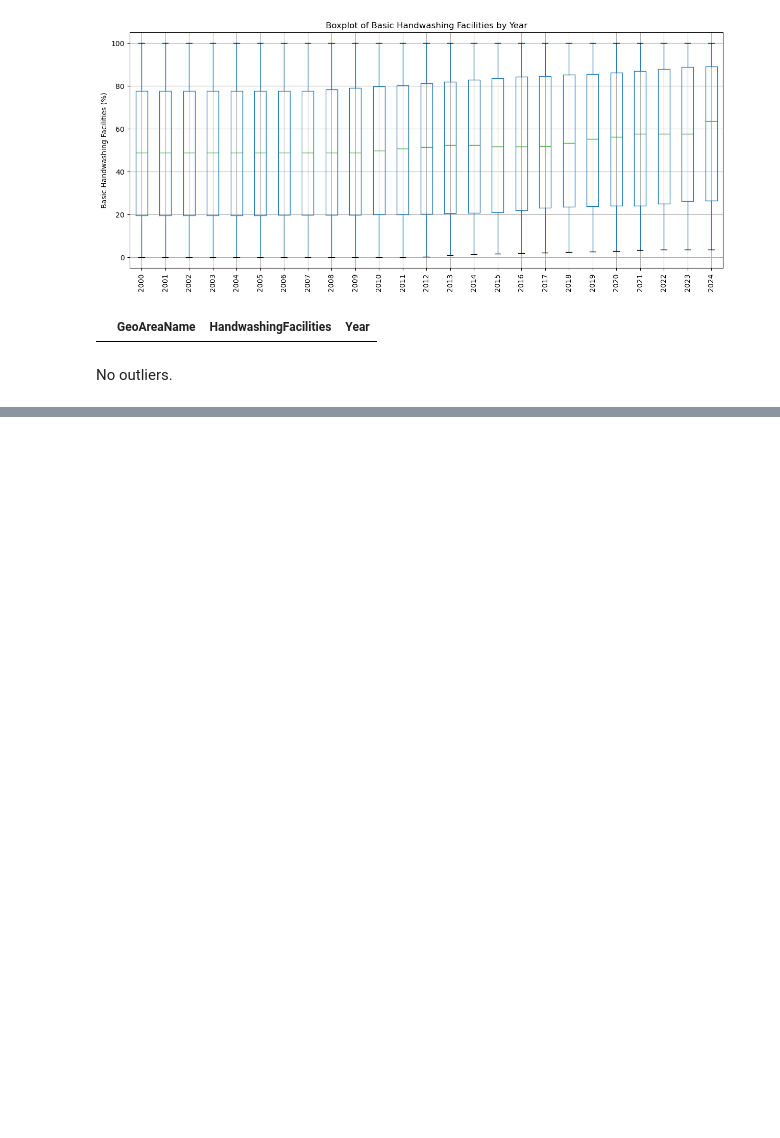
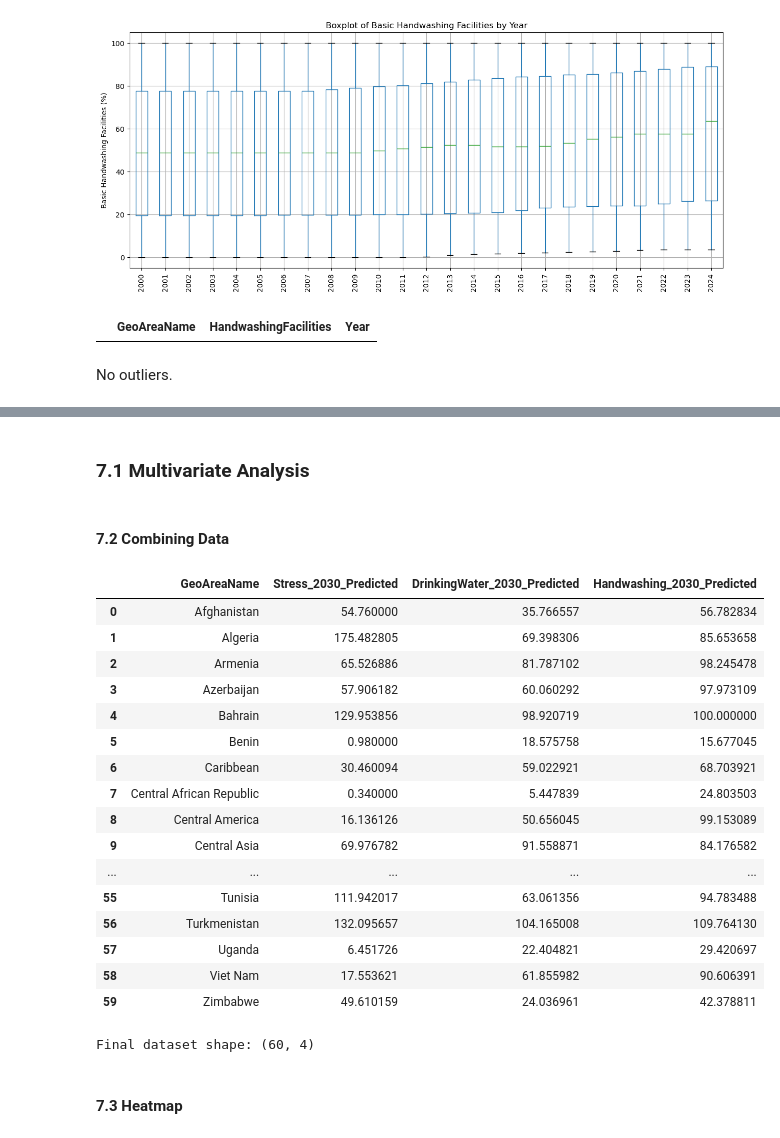
Before and after one commit to frogosorap/SDGReadinessIndex, a Jupyter notebook: Raw_Data/SDG_6_Clean_Water_and_Sanitation/Cleaning_SDG_6.ipynb, the cells around one changed output, grey strips where cells are left out. Cells and saved outputs as stored; diff of their text form; code cells hidden in the pictures; blank space fills up the shorter version.

```diff
--- a/Raw_Data/SDG_6_Clean_Water_and_Sanitation/Cleaning_SDG_6.ipynb
+++ b/Raw_Data/SDG_6_Clean_Water_and_Sanitation/Cleaning_SDG_6.ipynb
@@ -729,0 +929,40 @@ No outliers.
+# %% [markdown]
+### 7.1 Multivariate Analysis
+# %% [markdown]
+#### 7.2 Combining Data
+# %%
+# Merge datasets using only matching countries (inner join)
+# Only combine datasets if they have the matching GeoAreaName to ensure we only keep countries with predictions in all three indicators
+
+sdg6_combined_df = (
+    stress_2030_df
+    .merge(drinking_2030_df, on='GeoAreaName', how='inner')
+    .merge(handwash_2030_df, on='GeoAreaName', how='inner')
+)
+
+# Display first 5 rows
+display(sdg6_combined_df)
+
+# Check final shape
+print(f"Final dataset shape: {sdg6_combined_df.shape}")
+# %% [output]
+|  | GeoAreaName | Stress_2030_Predicted | DrinkingWater_2030_Predicted | Handwashing_2030_Predicted |
+| 0 | Afghanistan | 54.760000 | 35.766557 | 56.782834 |
+| 1 | Algeria | 175.482805 | 69.398306 | 85.653658 |
+| 2 | Armenia | 65.526886 | 81.787102 | 98.245478 |
+| 3 | Azerbaijan | 57.906182 | 60.060292 | 97.973109 |
+| 4 | Bahrain | 129.953856 | 98.920719 | 100.000000 |
+| 5 | Benin | 0.980000 | 18.575758 | 15.677045 |
+| 6 | Caribbean | 30.460094 | 59.022921 | 68.703921 |
+| 7 | Central African Republic | 0.340000 | 5.447839 | 24.803503 |
+| 8 | Central America | 16.136126 | 50.656045 | 99.153089 |
+| 9 | Central Asia | 69.976782 | 91.558871 | 84.176582 |
+| ... | ... | ... | ... | ... |
+| 55 | Tunisia | 111.942017 | 63.061356 | 94.783488 |
+| 56 | Turkmenistan | 132.095657 | 104.165008 | 109.764130 |
+| 57 | Uganda | 6.451726 | 22.404821 | 29.420697 |
+| 58 | Viet Nam | 17.553621 | 61.855982 | 90.606391 |
+| 59 | Zimbabwe | 49.610159 | 24.036961 | 42.378811 |
+Final dataset shape: (60, 4)
+# %% [markdown]
+#### 7.3 Heatmap
```
Also changed, not shown: parts of 8 cells of this notebook.
